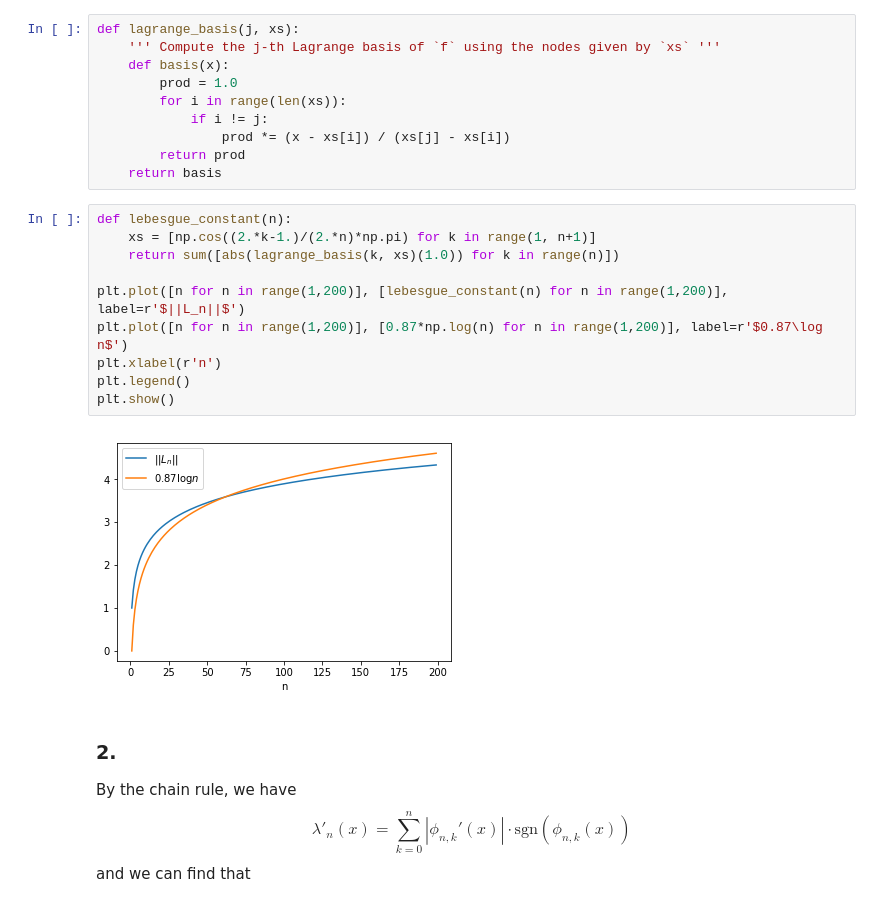
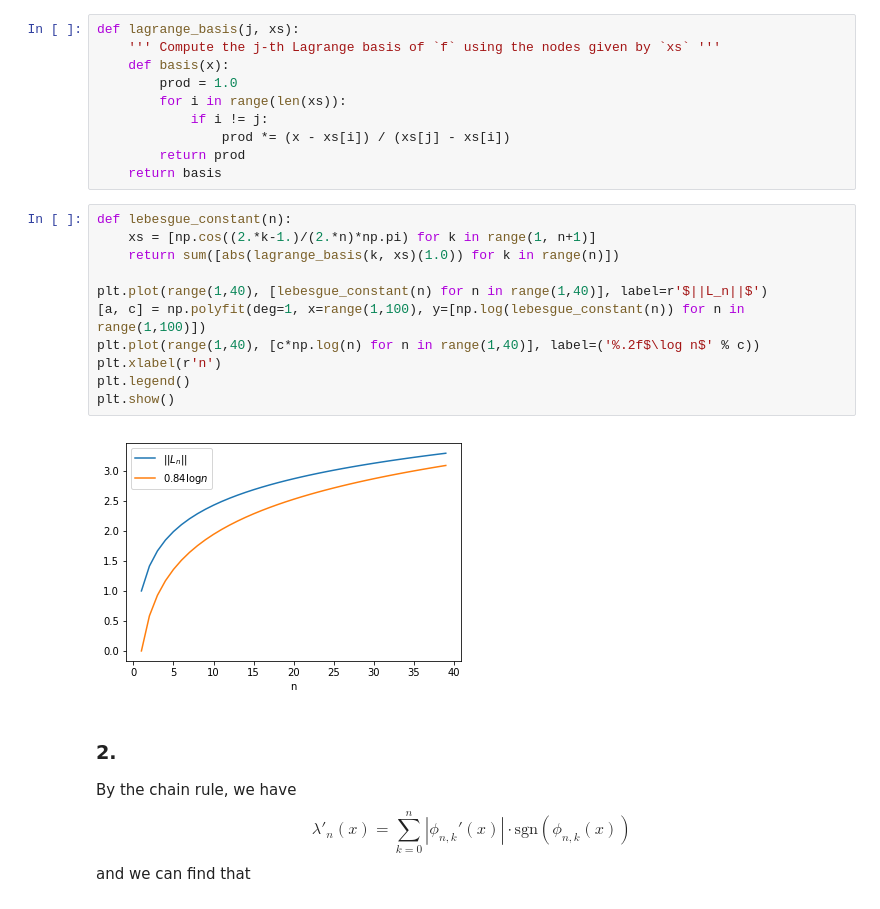
Before and after one commit to robingzk/m387_lab3, a Jupyter notebook: lab3.ipynb, the cells around one changed output. Drawn from its saved outputs; the diff is of its cells as text.

```diff
--- a/lab3.ipynb
+++ b/lab3.ipynb
@@ -18,15 +18,16 @@ def lagrange_basis(j, xs):
 # %%
 def lebesgue_constant(n):
     xs = [np.cos((2.*k-1.)/(2.*n)*np.pi) for k in range(1, n+1)]
     return sum([abs(lagrange_basis(k, xs)(1.0)) for k in range(n)])
 
-plt.plot([n for n in range(1,200)], [lebesgue_constant(n) for n in range(1,200)], label=r'$||L_n||$')
-plt.plot([n for n in range(1,200)], [0.87*np.log(n) for n in range(1,200)], label=r'$0.87\log n$')
+plt.plot(range(1,40), [lebesgue_constant(n) for n in range(1,40)], label=r'$||L_n||$')
+[a, c] = np.polyfit(deg=1, x=range(1,100), y=[np.log(lebesgue_constant(n)) for n in range(1,100)])
+plt.plot(range(1,40), [c*np.log(n) for n in range(1,40)], label=('%.2f$\log n$' % c))
 plt.xlabel(r'n')
 plt.legend()
 plt.show()
 # %% [output]
-[figure, old version]
+[figure, new version]
 # %% [markdown]
 ### 2.
 By the chain rule, we have
```
